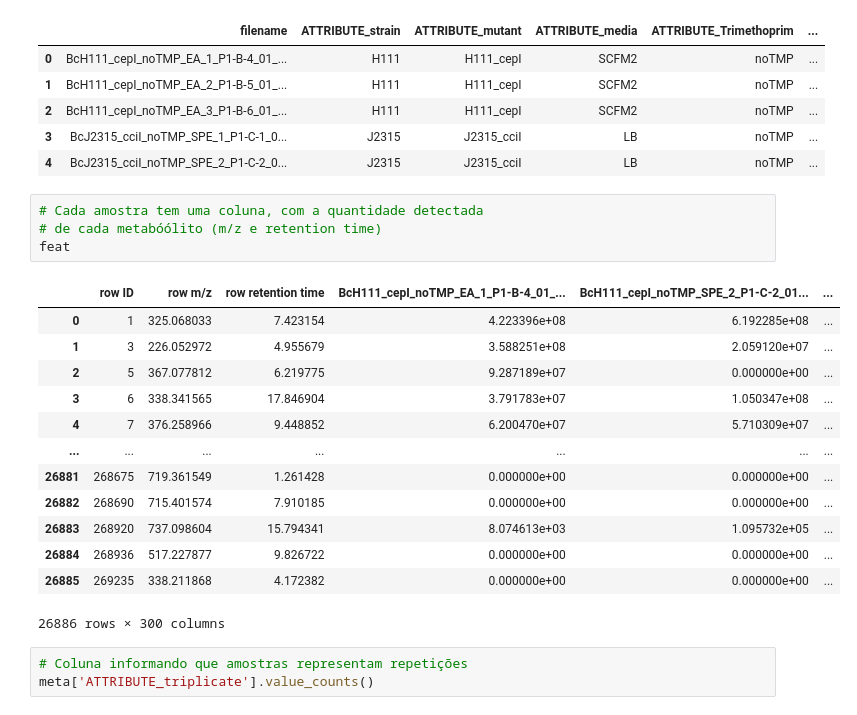
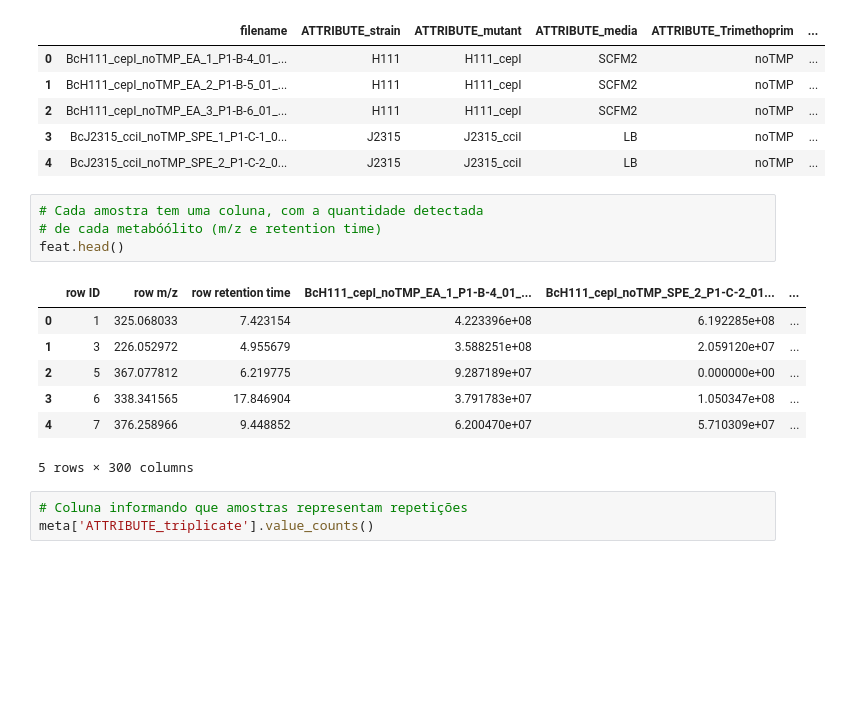
Before and after one commit to computational-chemical-biology/basic_data_manipulation, a Jupyter notebook: notebooks/filter_consistent_features.ipynb, the cells around one changed output. Cells and saved outputs as stored; diff of their text form; blank space fills up the shorter version.

```diff
--- a/notebooks/filter_consistent_features.ipynb
+++ b/notebooks/filter_consistent_features.ipynb
@@ -34,21 +34,15 @@ meta.head()
 # %%
 # Cada amostra tem uma coluna, com a quantidade detectada
 # de cada metabóólito (m/z e retention time)
-feat
+feat.head()
 # %% [output]
 |  | row ID | row m/z | row retention time | BcH111_cepI_noTMP_EA_1_P1-B-4_01_... | BcH111_cepI_noTMP_SPE_2_P1-C-2_01... | ... |
 | 0 | 1 | 325.068033 | 7.423154 | 4.223396e+08 | 6.192285e+08 | ... |
 | 1 | 3 | 226.052972 | 4.955679 | 3.588251e+08 | 2.059120e+07 | ... |
 | 2 | 5 | 367.077812 | 6.219775 | 9.287189e+07 | 0.000000e+00 | ... |
 | 3 | 6 | 338.341565 | 17.846904 | 3.791783e+07 | 1.050347e+08 | ... |
 | 4 | 7 | 376.258966 | 9.448852 | 6.200470e+07 | 5.710309e+07 | ... |
-| ... | ... | ... | ... | ... | ... | ... |
-| 26881 | 268675 | 719.361549 | 1.261428 | 0.000000e+00 | 0.000000e+00 | ... |
-| 26882 | 268690 | 715.401574 | 7.910185 | 0.000000e+00 | 0.000000e+00 | ... |
-| 26883 | 268920 | 737.098604 | 15.794341 | 8.074613e+03 | 1.095732e+05 | ... |
-| 26884 | 268936 | 517.227877 | 9.826722 | 0.000000e+00 | 0.000000e+00 | ... |
-| 26885 | 269235 | 338.211868 | 4.172382 | 0.000000e+00 | 0.000000e+00 | ... |
-26886 rows × 300 columns
+5 rows × 300 columns
 # %%
 # Coluna informando que amostras representam repetições
 meta['ATTRIBUTE_triplicate'].value_counts()
```
Also changed, not shown: parts of 2 cells of this notebook.
